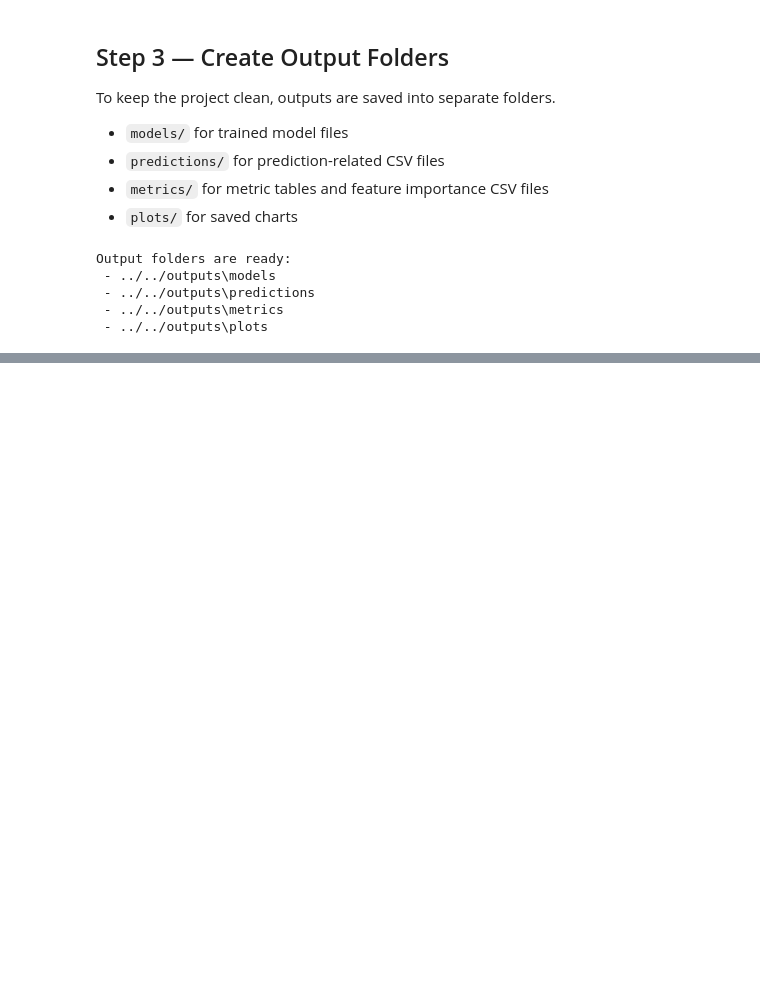
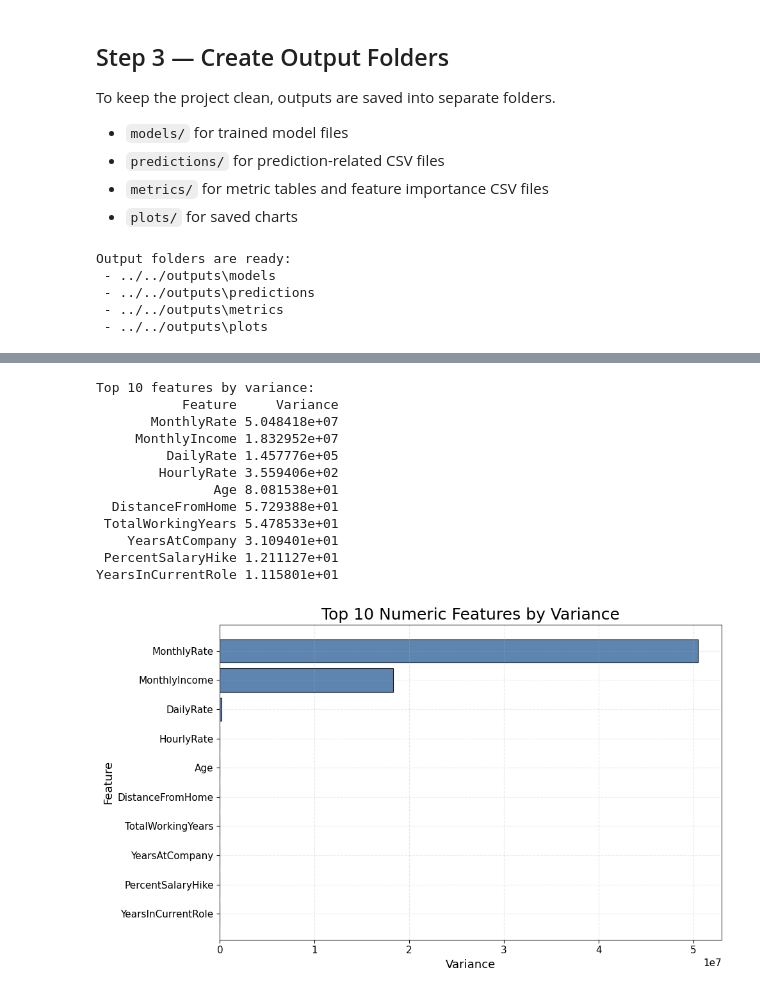
Before and after one commit to SKSpraveen/employee-attrition-prediction, a Jupyter notebook: notebooks/random_forest/random_forest.ipynb, the cells around one changed output, grey strips where cells are left out. Drawn from its saved outputs; the diff is of its cells as text; code cells hidden in the pictures; blank space fills up the shorter version.

```diff
--- a/notebooks/random_forest/random_forest.ipynb
+++ b/notebooks/random_forest/random_forest.ipynb
@@ -183,0 +195,49 @@ Output folders are ready:
+# %%
+# Keep only numeric columns for variance and correlation analysis
+numeric_columns = X_train.select_dtypes(include=[np.number]).columns.tolist()
+
+# Calculate feature variance and rank from highest to lowest
+variance_df = (
+    X_train[numeric_columns]
+    .var()
+    .sort_values(ascending=False)
+    .reset_index()
+)
+variance_df.columns = ['Feature', 'Variance']
+
+print('Top 10 features by variance:')
+print(variance_df.head(10).to_string(index=False))
+
+# Plot the top 10 variance values
+top_variance = variance_df.head(10).iloc[::-1]
+
+plt.figure(figsize=(10, 6))
+plt.barh(
+    top_variance['Feature'],
+    top_variance['Variance'],
+    color='#4C78A8',
+    edgecolor='black',
+    linewidth=0.8,
+    alpha=0.9
+)
+plt.xlabel('Variance')
+plt.ylabel('Feature')
+plt.title('Top 10 Numeric Features by Variance')
+plt.grid(axis='x', linestyle='--', alpha=0.3)
+plt.tight_layout()
+plt.savefig(os.path.join(PLOTS_DIR, 'rf_top_feature_variance.png'), dpi=300, bbox_inches='tight')
+plt.show()
+# %% [output]
+Top 10 features by variance:
+           Feature     Variance
+       MonthlyRate 5.048418e+07
+     MonthlyIncome 1.832952e+07
+         DailyRate 1.457776e+05
+        HourlyRate 3.559406e+02
+               Age 8.081538e+01
+  DistanceFromHome 5.729388e+01
+ TotalWorkingYears 5.478533e+01
+    YearsAtCompany 3.109401e+01
+ PercentSalaryHike 1.211127e+01
+YearsInCurrentRole 1.115801e+01
+[figure, added]
```
Also changed, not shown: parts of 3 cells of this notebook.
